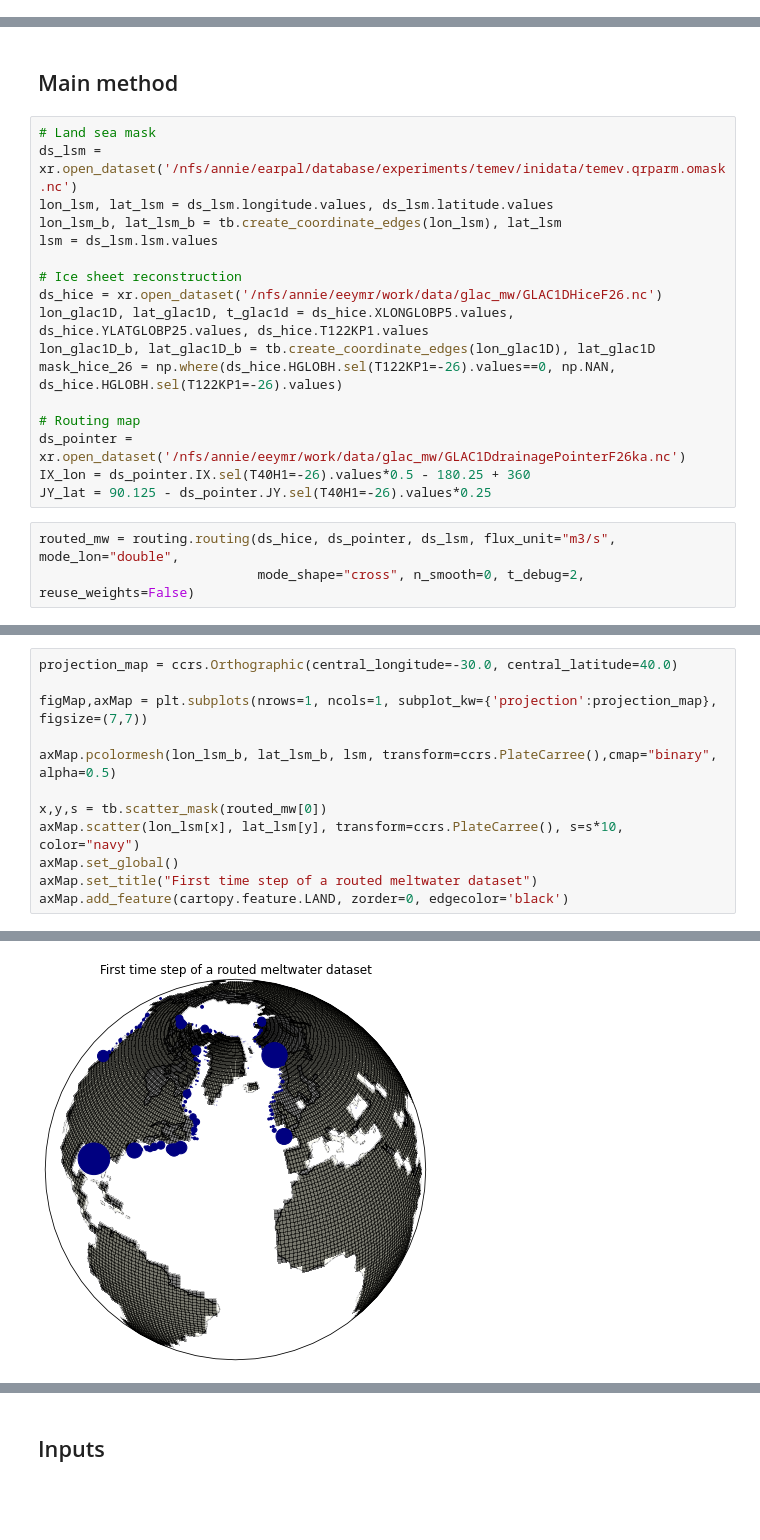
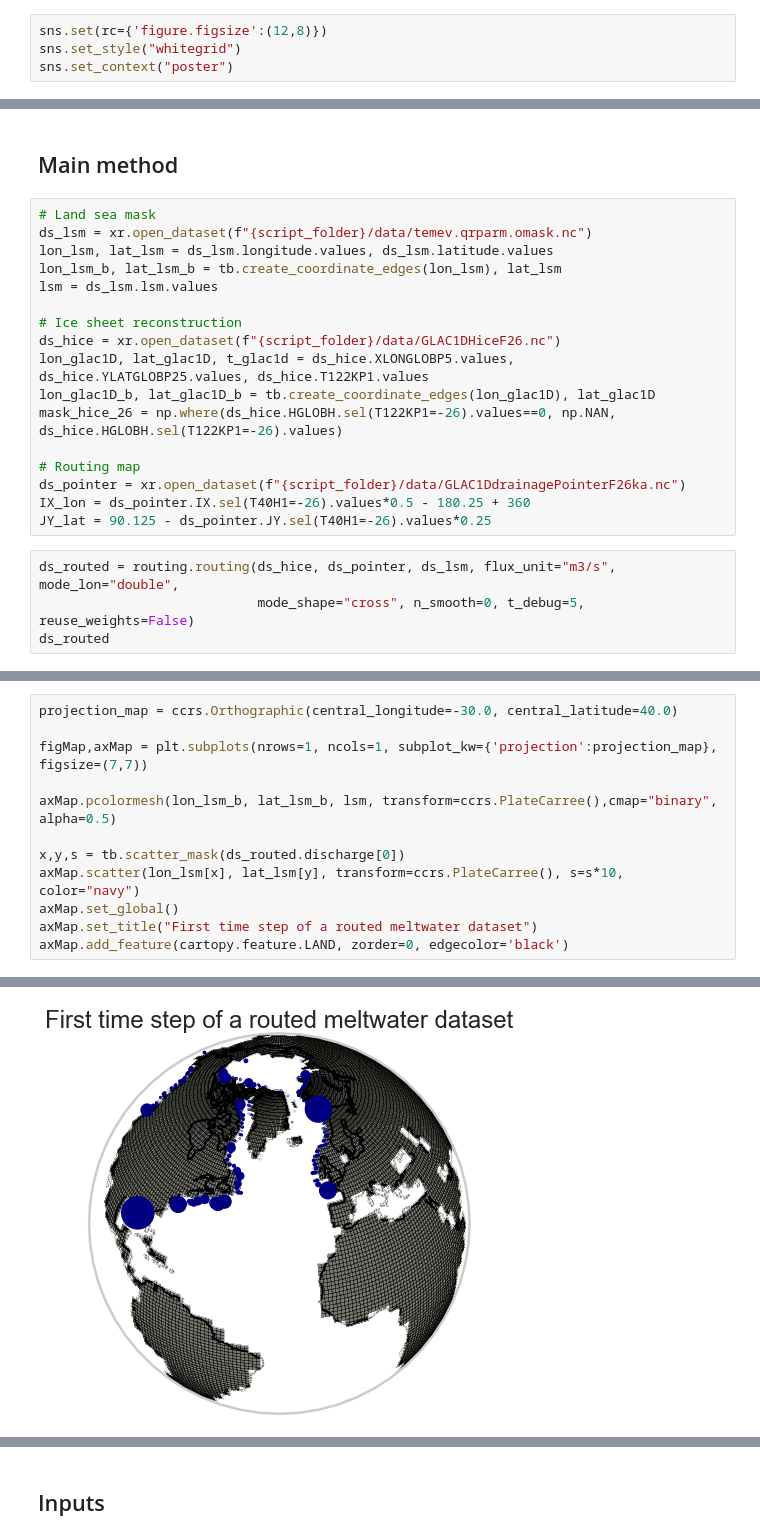
Before and after one commit to Olnavy/mw_protocol, a Jupyter notebook: demo/routing_demo.ipynb, the cells around one changed output, grey strips where cells are left out. Drawn from its saved outputs; the diff is of its cells as text; blank space fills up the shorter version.

```diff
--- a/demo/routing_demo.ipynb
+++ b/demo/routing_demo.ipynb
@@ -11,0 +13,4 @@ import mw_protocol.toolbox as tb
+# %%
+sns.set(rc={'figure.figsize':(12,8)})
+sns.set_style("whitegrid")
+sns.set_context("poster")
@@ -22,24 +32,25 @@ import mw_protocol.toolbox as tb
 ## Main method
 # %%
 # Land sea mask
-ds_lsm = xr.open_dataset('/nfs/annie/earpal/database/experiments/temev/inidata/temev.qrparm.omask.nc')
+ds_lsm = xr.open_dataset(f"{script_folder}/data/temev.qrparm.omask.nc")
 lon_lsm, lat_lsm = ds_lsm.longitude.values, ds_lsm.latitude.values
 lon_lsm_b, lat_lsm_b = tb.create_coordinate_edges(lon_lsm), lat_lsm
 lsm = ds_lsm.lsm.values
 
 # Ice sheet reconstruction
-ds_hice = xr.open_dataset('/nfs/annie/eeymr/work/data/glac_mw/GLAC1DHiceF26.nc')
+ds_hice = xr.open_dataset(f"{script_folder}/data/GLAC1DHiceF26.nc")
 lon_glac1D, lat_glac1D, t_glac1d = ds_hice.XLONGLOBP5.values, ds_hice.YLATGLOBP25.values, ds_hice.T122KP1.values
 lon_glac1D_b, lat_glac1D_b = tb.create_coordinate_edges(lon_glac1D), lat_glac1D
 mask_hice_26 = np.where(ds_hice.HGLOBH.sel(T122KP1=-26).values==0, np.NAN, ds_hice.HGLOBH.sel(T122KP1=-26).values)
 
 # Routing map
-ds_pointer = xr.open_dataset('/nfs/annie/eeymr/work/data/glac_mw/GLAC1DdrainagePointerF26ka.nc')
+ds_pointer = xr.open_dataset(f"{script_folder}/data/GLAC1DdrainagePointerF26ka.nc")
 IX_lon = ds_pointer.IX.sel(T40H1=-26).values*0.5 - 180.25 + 360
 JY_lat = 90.125 - ds_pointer.JY.sel(T40H1=-26).values*0.25
 # %%
-routed_mw = routing.routing(ds_hice, ds_pointer, ds_lsm, flux_unit="m3/s", mode_lon="double",
-                            mode_shape="cross", n_smooth=0, t_debug=2, reuse_weights=False)
+ds_routed = routing.routing(ds_hice, ds_pointer, ds_lsm, flux_unit="m3/s", mode_lon="double",
+                            mode_shape="cross", n_smooth=0, t_debug=5, reuse_weights=False)
+ds_routed
 # %% [output]
 __ Routing algorithm
 __ Computation time step : 0.
@@ -61,15 +89,15 @@ array([[0., 0., 0., ..., 0., 0., 0.],
 # %%
 projection_map = ccrs.Orthographic(central_longitude=-30.0, central_latitude=40.0)
 
 figMap,axMap = plt.subplots(nrows=1, ncols=1, subplot_kw={'projection':projection_map}, figsize=(7,7))
 
 axMap.pcolormesh(lon_lsm_b, lat_lsm_b, lsm, transform=ccrs.PlateCarree(),cmap="binary", alpha=0.5)
 
-x,y,s = tb.scatter_mask(routed_mw[0])
+x,y,s = tb.scatter_mask(ds_routed.discharge[0])
 axMap.scatter(lon_lsm[x], lat_lsm[y], transform=ccrs.PlateCarree(), s=s*10, color="navy")
 axMap.set_global()
 axMap.set_title("First time step of a routed meltwater dataset")
 axMap.add_feature(cartopy.feature.LAND, zorder=0, edgecolor='black')
 # %% [output]
 <cartopy.mpl.feature_artist.FeatureArtist at 0x...>
-[figure, old version]
+[figure, new version]
```
Also changed, not shown: parts of 18 cells of this notebook, 39 other files.
